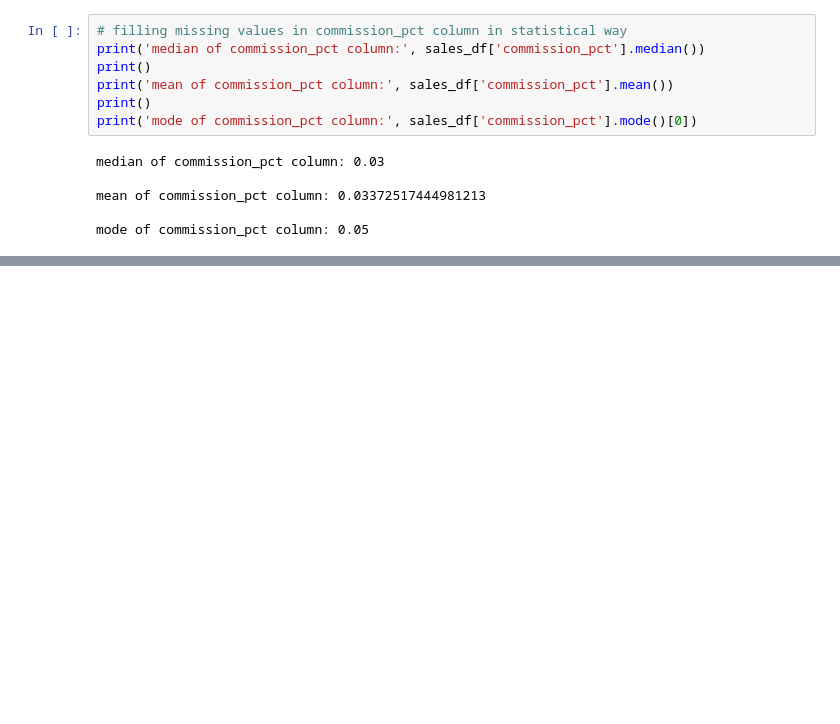
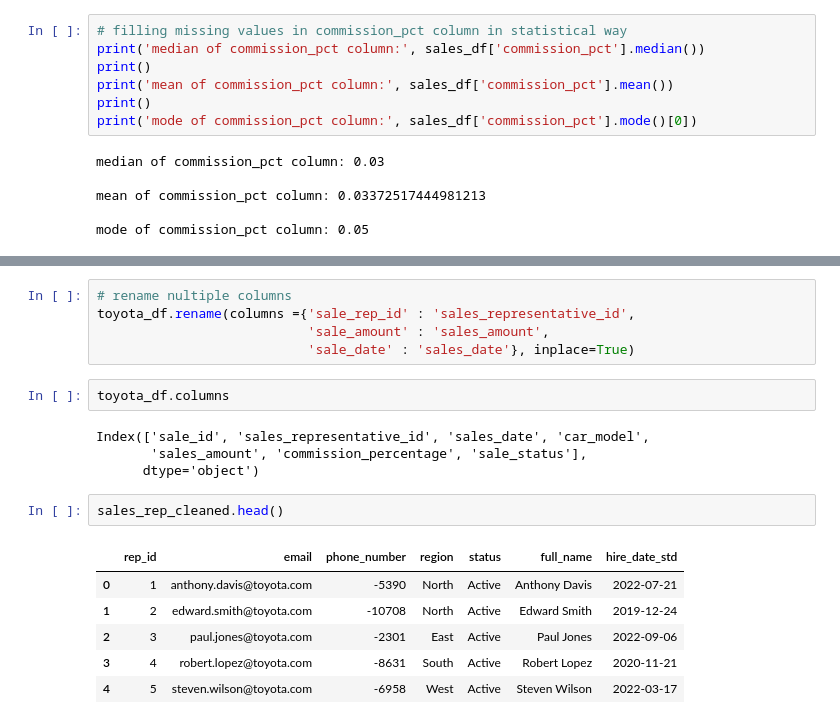
Before and after one commit to KhdaraBasha/Data-Engineer, a Jupyter notebook: Python/basics/python_exploring_toyota_sales_data.ipynb, the cells around one changed output, grey strips where cells are left out. Cells and saved outputs as stored; diff of their text form; blank space fills up the shorter version.

```diff
--- a/Python/basics/python_exploring_toyota_sales_data.ipynb
+++ b/Python/basics/python_exploring_toyota_sales_data.ipynb
@@ -468,0 +561,20 @@ print('median commission value:', median_commission)
+# %%
+# rename nultiple columns
+toyota_df.rename(columns ={'sale_rep_id' : 'sales_representative_id',
+                           'sale_amount' : 'sales_amount',
+                           'sale_date' : 'sales_date'}, inplace=True)
+# %%
+toyota_df.columns
+# %% [output]
+Index(['sale_id', 'sales_representative_id', 'sales_date', 'car_model',
+       'sales_amount', 'commission_percentage', 'sale_status'],
+      dtype='object')
+# %%
+sales_rep_cleaned.head()
+# %% [output]
+|  | rep_id | email | phone_number | region | status | full_name | hire_date_std |
+| 0 | 1 | anthony.davis@toyota.com | -5390 | North | Active | Anthony Davis | 2022-07-21 |
+| 1 | 2 | edward.smith@toyota.com | -10708 | North | Active | Edward Smith | 2019-12-24 |
+| 2 | 3 | paul.jones@toyota.com | -2301 | East | Active | Paul Jones | 2022-09-06 |
+| 3 | 4 | robert.lopez@toyota.com | -8631 | South | Active | Robert Lopez | 2020-11-21 |
+| 4 | 5 | steven.wilson@toyota.com | -6958 | West | Active | Steven Wilson | 2022-03-17 |
```
Also changed, not shown: parts of 26 cells of this notebook.
